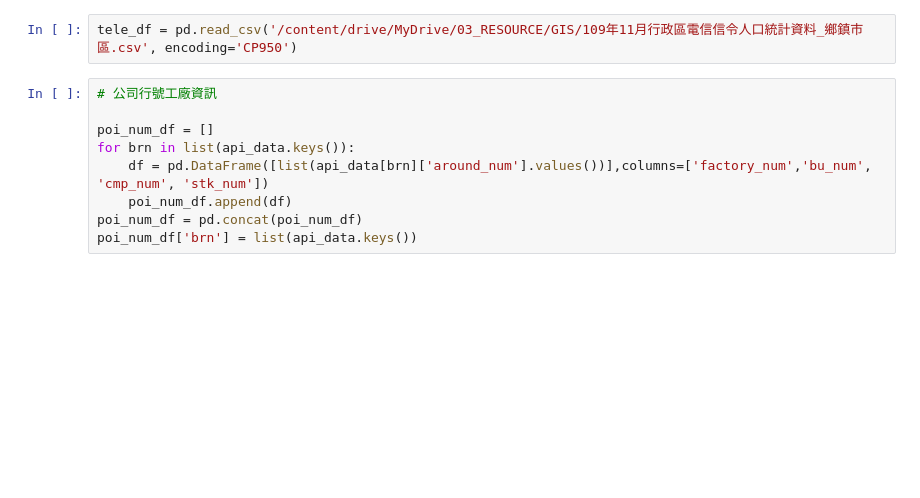
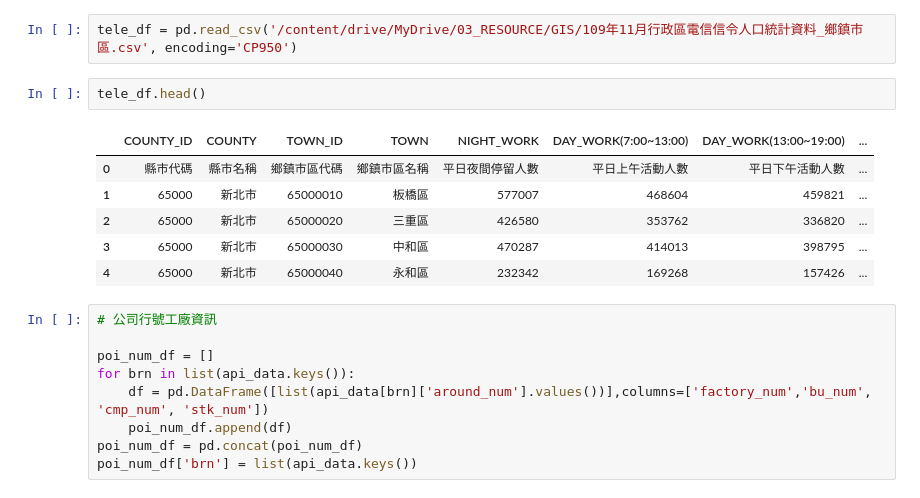
Before and after one commit to alexlautw9527/for_notebook, a Jupyter notebook: 政府地理資訊整理.ipynb, the cells around one changed output. Cells and saved outputs as stored; diff of their text form; blank space fills up the shorter version.

```diff
--- a/政府地理資訊整理.ipynb
+++ b/政府地理資訊整理.ipynb
@@ -81,6 +81,15 @@ brn_code_df['town'] = brn_code_df['town'].replace('員林鎮', '員林市')
 brn_code_df.loc[brn_code_df['town']=='新店區','village'] = brn_code_df.loc[brn_code_df['town']=='新店區','village'].replace('五?里', '五峰里')
 # %%
 tele_df = pd.read_csv('/content/drive/MyDrive/03_RESOURCE/GIS/109年11月行政區電信信令人口統計資料_鄉鎮市區.csv', encoding='CP950')
+# %%
+tele_df.head()
+# %% [output]
+|  | COUNTY_ID | COUNTY | TOWN_ID | TOWN | NIGHT_WORK | DAY_WORK(7:00~13:00) | DAY_WORK(13:00~19:00) | ... |
+| 0 | 縣市代碼 | 縣市名稱 | 鄉鎮市區代碼 | 鄉鎮市區名稱 | 平日夜間停留人數 | 平日上午活動人數 | 平日下午活動人數 | ... |
+| 1 | 65000 | 新北市 | 65000010 | 板橋區 | 577007 | 468604 | 459821 | ... |
+| 2 | 65000 | 新北市 | 65000020 | 三重區 | 426580 | 353762 | 336820 | ... |
+| 3 | 65000 | 新北市 | 65000030 | 中和區 | 470287 | 414013 | 398795 | ... |
+| 4 | 65000 | 新北市 | 65000040 | 永和區 | 232342 | 169268 | 157426 | ... |
 # %%
 # 公司行號工廠資訊
 
```
Also changed, not shown: parts of 12 cells of this notebook.
